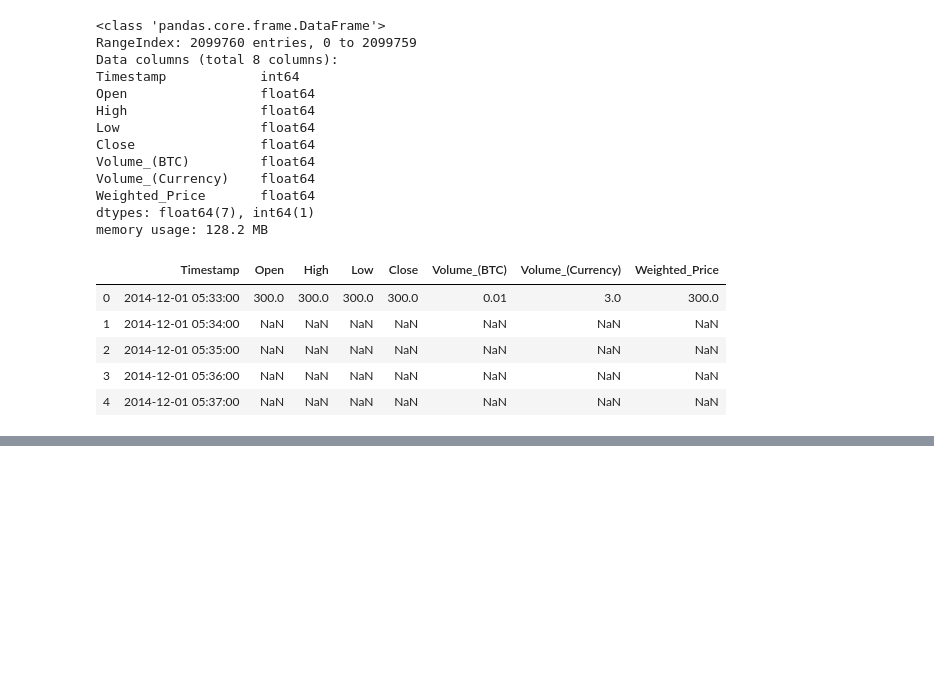
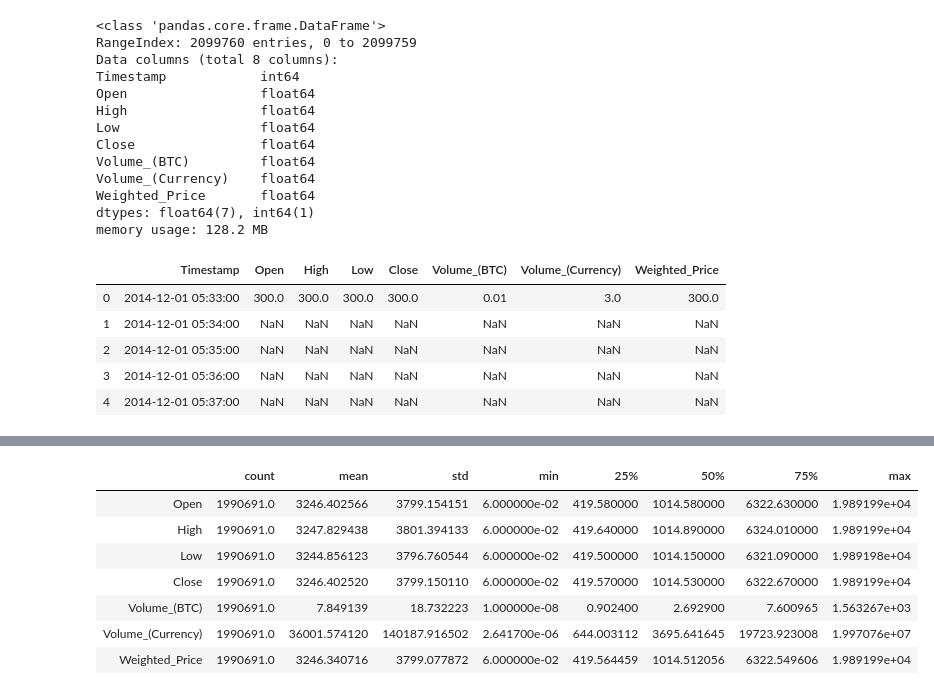
Before and after one commit to fakecoinbase/covs67slashbitpredictor, a Jupyter notebook: clean_data.ipynb, the cells around one changed output, grey strips where cells are left out. Cells and saved outputs as stored; diff of their text form; code cells hidden in the pictures; blank space fills up the shorter version.

Commit message:
standardising coinbase data

```diff
--- a/clean_data.ipynb
+++ b/clean_data.ipynb
@@ -296,3 +296,6 @@ coinbase.head()
 | 2 | 2014-12-01 05:35:00 | NaN | NaN | NaN | NaN | NaN | NaN | NaN |
 | 3 | 2014-12-01 05:36:00 | NaN | NaN | NaN | NaN | NaN | NaN | NaN |
 | 4 | 2014-12-01 05:37:00 | NaN | NaN | NaN | NaN | NaN | NaN | NaN |
+# %%
+coinbase = coinbase.dropna()#removes NaN values
+coinbase.head()
@@ -298,0 +325,11 @@ coinbase.head()
+# %%
+coinbase.describe().T #describes the stats of each property
+# %% [output]
+|  | count | mean | std | min | 25% | 50% | 75% | max |
+| Open | 1990691.0 | 3246.402566 | 3799.154151 | 6.000000e-02 | 419.580000 | 1014.580000 | 6322.630000 | 1.989199e+04 |
+| High | 1990691.0 | 3247.829438 | 3801.394133 | 6.000000e-02 | 419.640000 | 1014.890000 | 6324.010000 | 1.989199e+04 |
+| Low | 1990691.0 | 3244.856123 | 3796.760544 | 6.000000e-02 | 419.500000 | 1014.150000 | 6321.090000 | 1.989198e+04 |
+| Close | 1990691.0 | 3246.402520 | 3799.150110 | 6.000000e-02 | 419.570000 | 1014.530000 | 6322.670000 | 1.989199e+04 |
+| Volume_(BTC) | 1990691.0 | 7.849139 | 18.732223 | 1.000000e-08 | 0.902400 | 2.692900 | 7.600965 | 1.563267e+03 |
+| Volume_(Currency) | 1990691.0 | 36001.574120 | 140187.916502 | 2.641700e-06 | 644.003112 | 3695.641645 | 19723.923008 | 1.997076e+07 |
+| Weighted_Price | 1990691.0 | 3246.340716 | 3799.077872 | 6.000000e-02 | 419.564459 | 1014.512056 | 6322.549606 | 1.989199e+04 |
```
Also changed, not shown: parts of 4 cells of this notebook.
